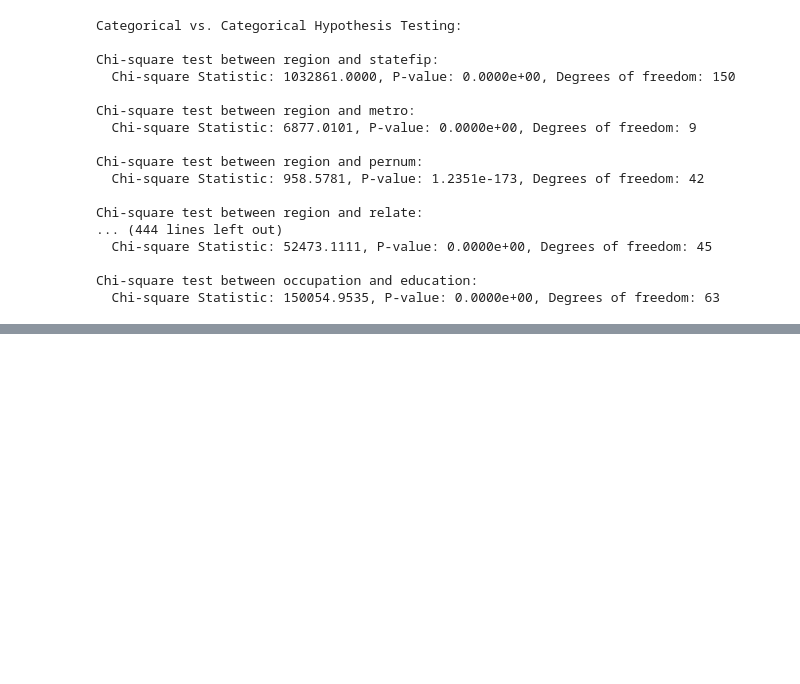
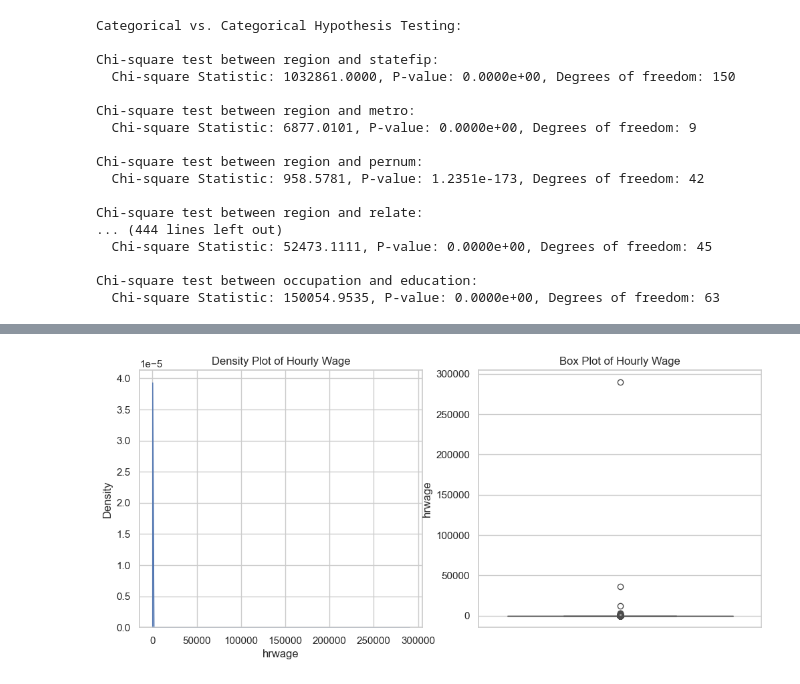
Before and after one commit to dhyutin/msai339-data-science-project, a Jupyter notebook: data_preprocessing_eda.ipynb, the cells around one changed output, grey strips where cells are left out. Cells and saved outputs as stored; diff of their text form; code cells hidden in the pictures; blank space fills up the shorter version.

```diff
--- a/data_preprocessing_eda.ipynb
+++ b/data_preprocessing_eda.ipynb
@@ -779,0 +874,15 @@ Chi-square test between occupation and education:
+# %%
+# 3. Density Plot and Box Plot for `hrwage`
+plt.figure(figsize=(12, 5))
+plt.subplot(1, 2, 1)
+sns.kdeplot(imputed_data['hrwage'], fill=True)
+plt.title("Density Plot of Hourly Wage")
+plt.xlabel("hrwage")
+
+plt.subplot(1, 2, 2)
+sns.boxplot(y=imputed_data['hrwage'])
+plt.title("Box Plot of Hourly Wage")
+plt.ylabel("hrwage")
+plt.show()
+# %% [output]
+[figure, added]
```
Also changed, not shown: parts of 18 cells of this notebook.
